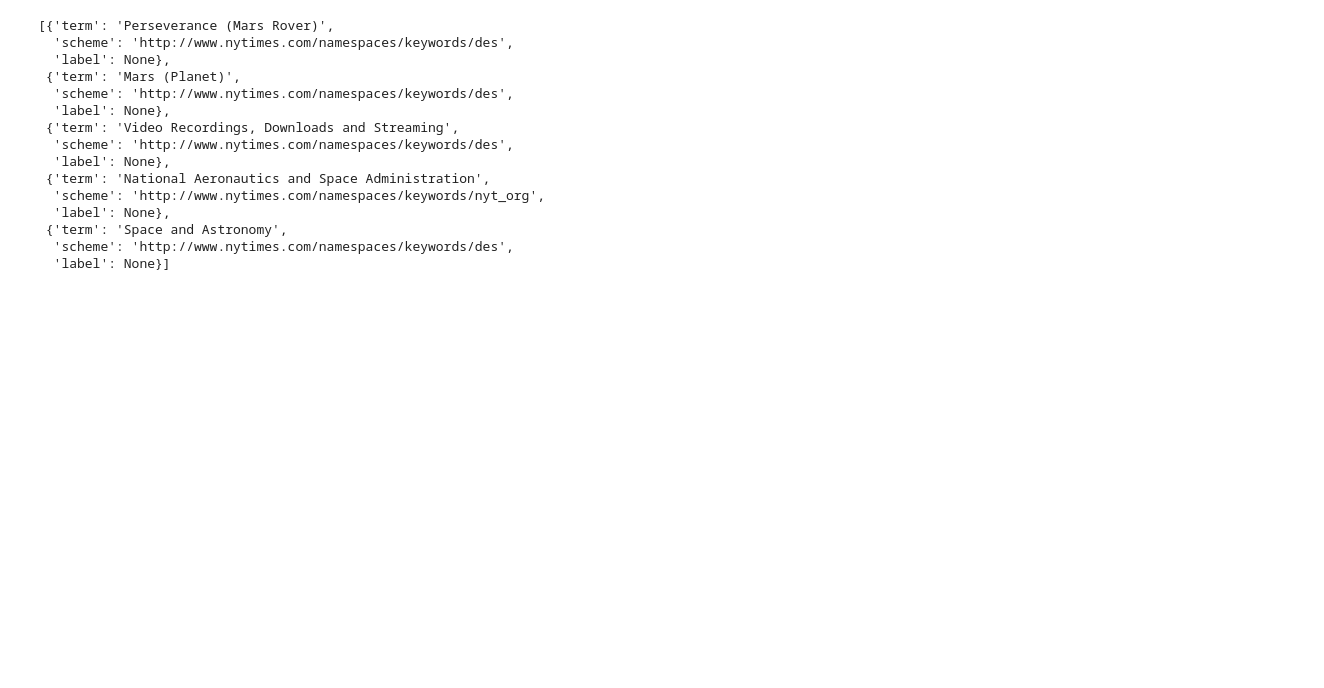
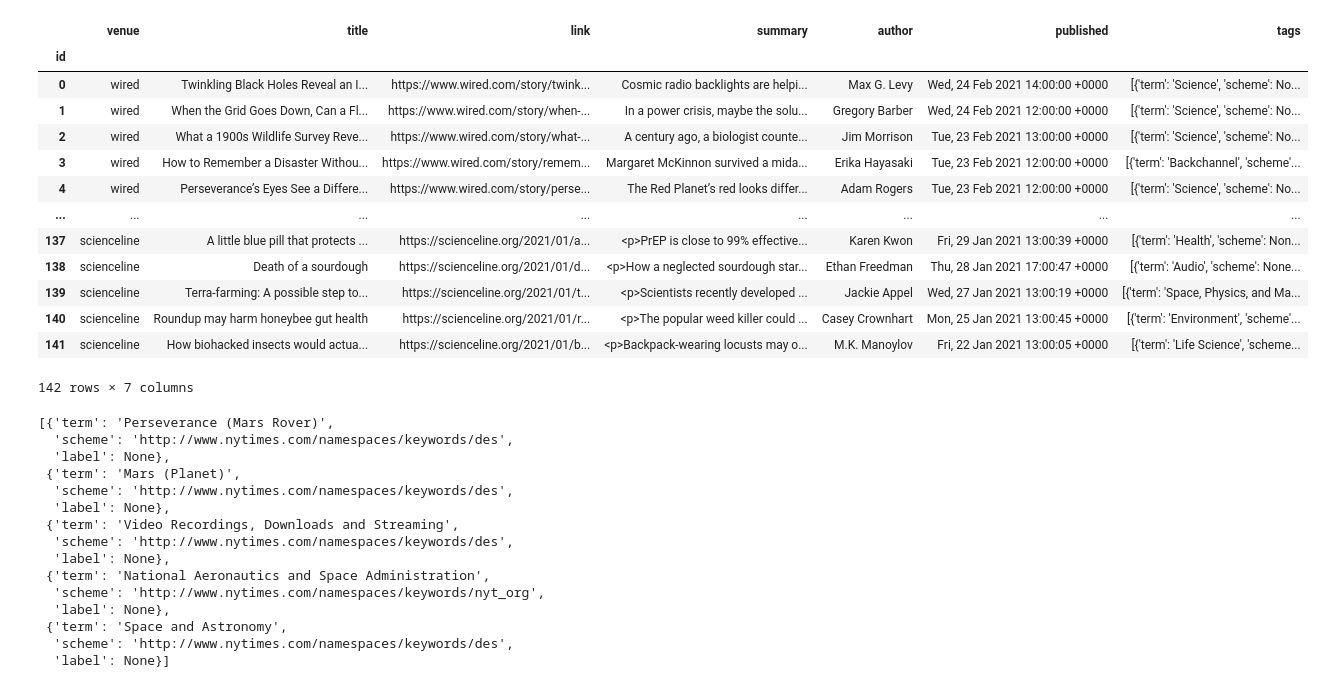
Before and after one commit to ScholCommLab/altmetric-news-quality, a Jupyter notebook: notebooks/rss_feeds.ipynb, the cells around one changed output. Cells and saved outputs as stored; diff of their text form; code cells hidden in the pictures; blank space fills up the shorter version.

```diff
--- a/notebooks/rss_feeds.ipynb
+++ b/notebooks/rss_feeds.ipynb
@@ -17,0 +45,10 @@ feeds = {
+# %%
+x = 3
+venue = venue_names[x]
+feed_url = feed_urls[x]
+# %%
+feed = feedparser.parse(feed_url)
+# %%
+articles = pd.DataFrame(feed["entries"])
+articles.published = pd.to_datetime(articles.published)
+articles.dtypes
@@ -18,11 +120,15 @@ feeds = {
 # %%
 dfs = []
 for venue, rss_feed in feeds.items():
-    feed = feedparser.parse(feeds["nyt"])
+    feed = feedparser.parse(rss_feed)
     articles = pd.DataFrame(feed["entries"])
     articles["venue"] = venue
-    dfs.append(articles.head(10)[["venue", "title", "link", "summary", "author", "published", "tags"]])
 
-df = pd.concat(dfs, ignore_index=True)
-df.index.name = "id"
-df.to_csv("../data/sample_60_22-02-2021.csv", encoding="utf8")
+    df = articles[["venue", "title", "link", "summary", "author", "published"]].copy()
+    if "tags" in articles.columns:
+        df["tags"] = articles["tags"]
+    else:
+        df["tags"] = None
+
+    df.head(samples_per_source)
+    dfs.append(df)
@@ -29,3 +157,20 @@ df.to_csv("../data/sample_60_22-02-2021.csv", encoding="utf8")
+# %%
+df
+# %% [output]
+|  | venue | title | link | summary | author | published | tags |
+| id |  |  |  |  |  |  |  |
+| 0 | wired | Twinkling Black Holes Reveal an I... | https://www.wired.com/story/twink... | Cosmic radio backlights are helpi... | Max G. Levy | Wed, 24 Feb 2021 14:00:00 +0000 | [{'term': 'Science', 'scheme': No... |
+| 1 | wired | When the Grid Goes Down, Can a Fl... | https://www.wired.com/story/when-... | In a power crisis, maybe the solu... | Gregory Barber | Wed, 24 Feb 2021 12:00:00 +0000 | [{'term': 'Science', 'scheme': No... |
+| 2 | wired | What a 1900s Wildlife Survey Reve... | https://www.wired.com/story/what-... | A century ago, a biologist counte... | Jim Morrison | Tue, 23 Feb 2021 13:00:00 +0000 | [{'term': 'Science', 'scheme': No... |
+| 3 | wired | How to Remember a Disaster Withou... | https://www.wired.com/story/remem... | Margaret McKinnon survived a mida... | Erika Hayasaki | Tue, 23 Feb 2021 12:00:00 +0000 | [{'term': 'Backchannel', 'scheme'... |
+| 4 | wired | Perseverance’s Eyes See a Differe... | https://www.wired.com/story/perse... | The Red Planet’s red looks differ... | Adam Rogers | Tue, 23 Feb 2021 12:00:00 +0000 | [{'term': 'Science', 'scheme': No... |
+| ... | ... | ... | ... | ... | ... | ... | ... |
+| 137 | scienceline | A little blue pill that protects ... | https://scienceline.org/2021/01/a... | <p>PrEP is close to 99% effective... | Karen Kwon | Fri, 29 Jan 2021 13:00:39 +0000 | [{'term': 'Health', 'scheme': Non... |
+| 138 | scienceline | Death of a sourdough | https://scienceline.org/2021/01/d... | <p>How a neglected sourdough star... | Ethan Freedman | Thu, 28 Jan 2021 17:00:47 +0000 | [{'term': 'Audio', 'scheme': None... |
+| 139 | scienceline | Terra-farming: A possible step to... | https://scienceline.org/2021/01/t... | <p>Scientists recently developed ... | Jackie Appel | Wed, 27 Jan 2021 13:00:19 +0000 | [{'term': 'Space, Physics, and Ma... |
+| 140 | scienceline | Roundup may harm honeybee gut health | https://scienceline.org/2021/01/r... | <p>The popular weed killer could ... | Casey Crownhart | Mon, 25 Jan 2021 13:00:45 +0000 | [{'term': 'Environment', 'scheme'... |
+| 141 | scienceline | How biohacked insects would actua... | https://scienceline.org/2021/01/b... | <p>Backpack-wearing locusts may o... | M.K. Manoylov | Fri, 22 Jan 2021 13:00:05 +0000 | [{'term': 'Life Science', 'scheme... |
+142 rows × 7 columns
 # %%
 # data cleaning
 articles["tags"] = articles.tags.map(lambda x: [_["term"] for _ in x] if type(x)==list else None)
```
Also changed, not shown: parts of 16 cells of this notebook.
